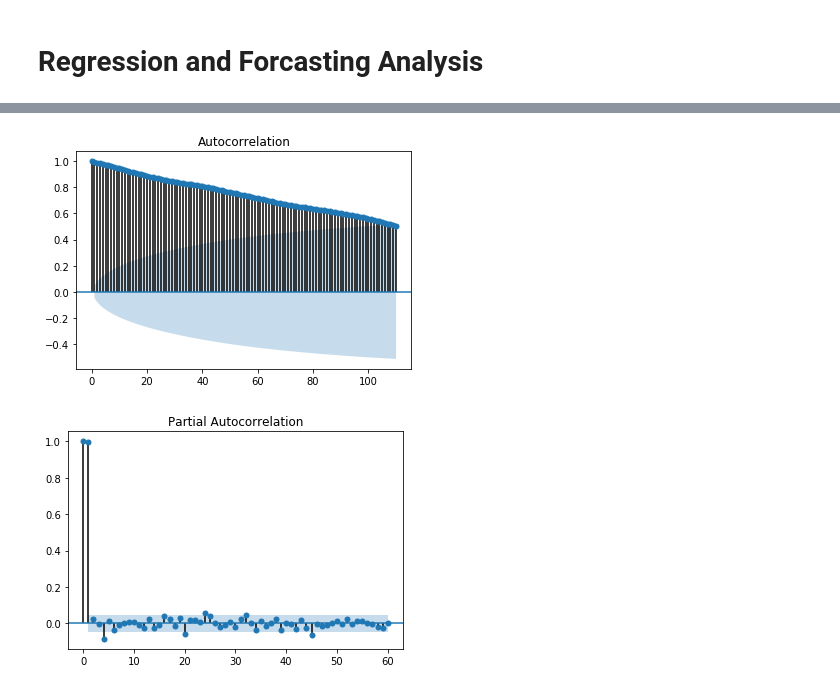
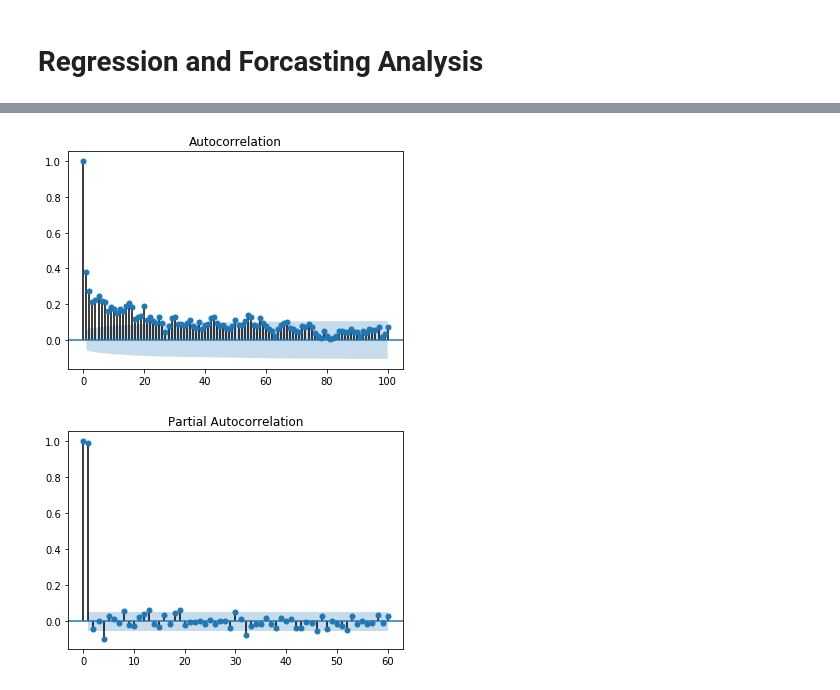
Before and after one commit to jgroth1/Project_1_Coffee_Price_Predictors, a Jupyter notebook: Analysis/Regression_Analysis.ipynb, the cells around one changed output, grey strips where cells are left out. Drawn from its saved outputs; the diff is of its cells as text; code cells hidden in the pictures.

```diff
--- a/Analysis/Regression_Analysis.ipynb
+++ b/Analysis/Regression_Analysis.ipynb
@@ -17,7 +22,7 @@ from sklearn.metrics import mean_squared_error
 # need to determine the model I will use
 #
 # %%
-path ='../Resources/Data/Price_Data/coffee-prices-historical-chart-data.csv'
-Price_DF = pd.read_csv(path, header=8)
-Price_DF.head(-1)
+path ='../Resources/Data/Price_Data/avn1_price.csv'
+Price_DF = pd.read_csv(path)
+Price_DF
 # %% [output]
@@ -47,3 +53,3 @@ date       object
 dtype: object
 # %%
-Price_DF['date'] = Price_DF['date'].astype('datetime64')
+Price_DF['Date'] = Price_DF['Date'].astype('datetime64')
@@ -55,0 +56,6 @@ dtype: object
+# %%
+Price_DF.dtypes
+Price_DF.sort_values('Date',inplace=True)
+Price_DF.reset_index(drop=True, inplace=True)
+
+Price_DF
@@ -56,2 +87,2 @@ dtype: object
 # %%
-Price_DF.rename({' value': 'value'}, inplace=True)
+Price_DF.fillna(method='bfill', inplace=True)
@@ -94,11 +105,10 @@ print(len(Price_DF.loc[9403:11228,:]))
 # %%
-plot_acf(Price_DF.loc[9403:11228,' value'], lags=110)
+plot_acf(Price_DF.loc[:,'FUT_AGGTE_VOL'], lags=100)
 plt.show()
+
+plot_pacf(Price_DF.loc[:,'PX_LAST'], lags=60)
+plt.show()
 # %% [output]
-[figure, old version]
+[figure, new version]
+[figure, added]
-# %%
-plot_pacf(Price_DF.loc[9403:11228,' value'], lags=60)
-plt.show()
-# %% [output]
-[figure, removed]
 # %%
```
Also changed, not shown: parts of 54 cells of this notebook, 7 other files.
